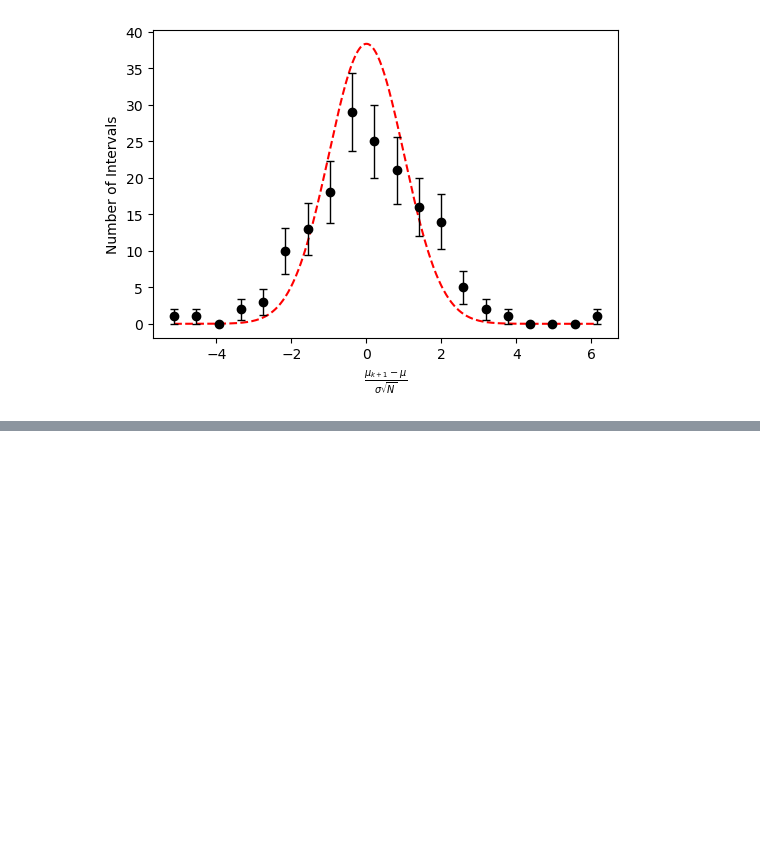
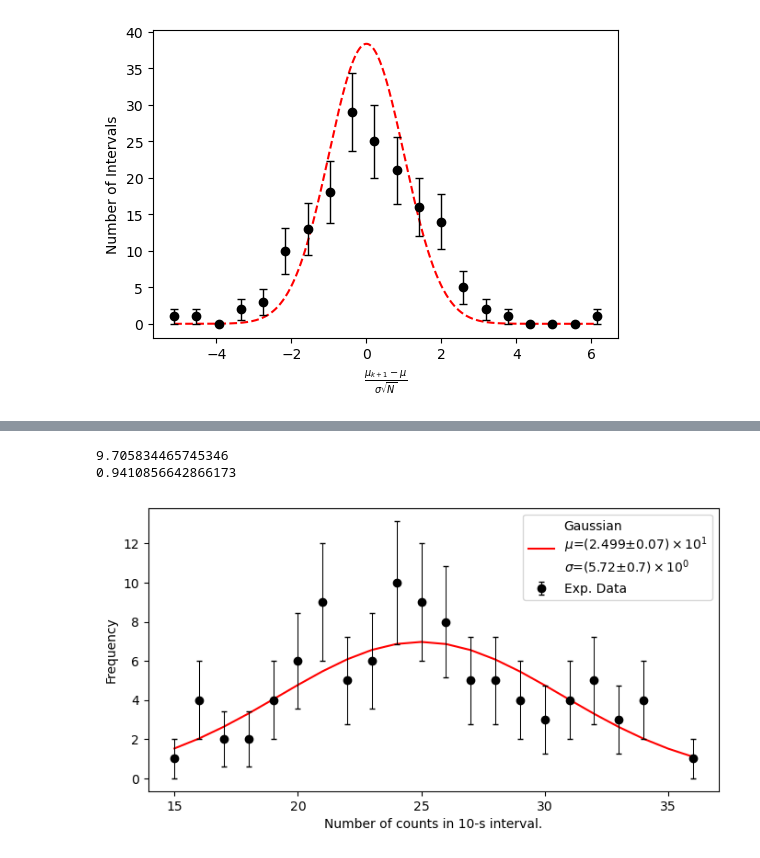
Before and after one commit to ddai2025/J-Lab, a Jupyter notebook: CosmicWatch/021325IC-CosmicWatch-R3.ipynb, the cells around one changed output, grey strips where cells are left out. Cells and saved outputs as stored; diff of their text form; code cells hidden in the pictures; blank space fills up the shorter version.

```diff
--- a/CosmicWatch/021325IC-CosmicWatch-R3.ipynb
+++ b/CosmicWatch/021325IC-CosmicWatch-R3.ipynb
@@ -162,0 +179,31 @@ print(p_chi2)
+# %%
+"""
+XS1: In-Class Exercise X1.3 "Poisson statistics"
+
+Poisson versus Gaussian, part 3: Gaussian fit for T-10.
+"""
+
+# Fit Gaussian distribution to experiment.
+fit = lambda n, mu, sigma: scale * norm.pdf(n, mu, sigma)
+norm_args, norm_stds, chi2, p_chi2 = fit_chi2(fit, [average(counts_anl), sqrt(average(counts_anl))],
+                                                centers, freqs, sqrt(freqs))
+norm_rpt = format_sigfigs(norm_args, norm_stds)
+grid = arange(floor(centers)[0], ceil(centers)[-1] + 1)
+
+# Plot data with error bars and compare to fit.
+fig, ax = plt.subplots(figsize=(8, 4))
+ax.errorbar(centers, freqs, yerr=sqrt(freqs), label="Exp. Data",
+            fmt='o', c="k", capsize=2, elinewidth=0.75, zorder=10)
+ax.plot(grid, fit(grid, *norm_args),
+        c="r", label=f"Gaussian\n$\\mu$={norm_rpt[0]}\n$\\sigma$={norm_rpt[1]}")
+ax.set_xlabel(f"Number of counts in {T}-s interval.")
+ax.set_ylabel("Frequency")
+ax.legend()
+
+# Report.
+print(chi2)
+print(p_chi2)
+# %% [output]
+9.705834465745346
+0.9410856642866173
+[figure, added]
```
Also changed, not shown: parts of 5 cells of this notebook, 1 other file.
